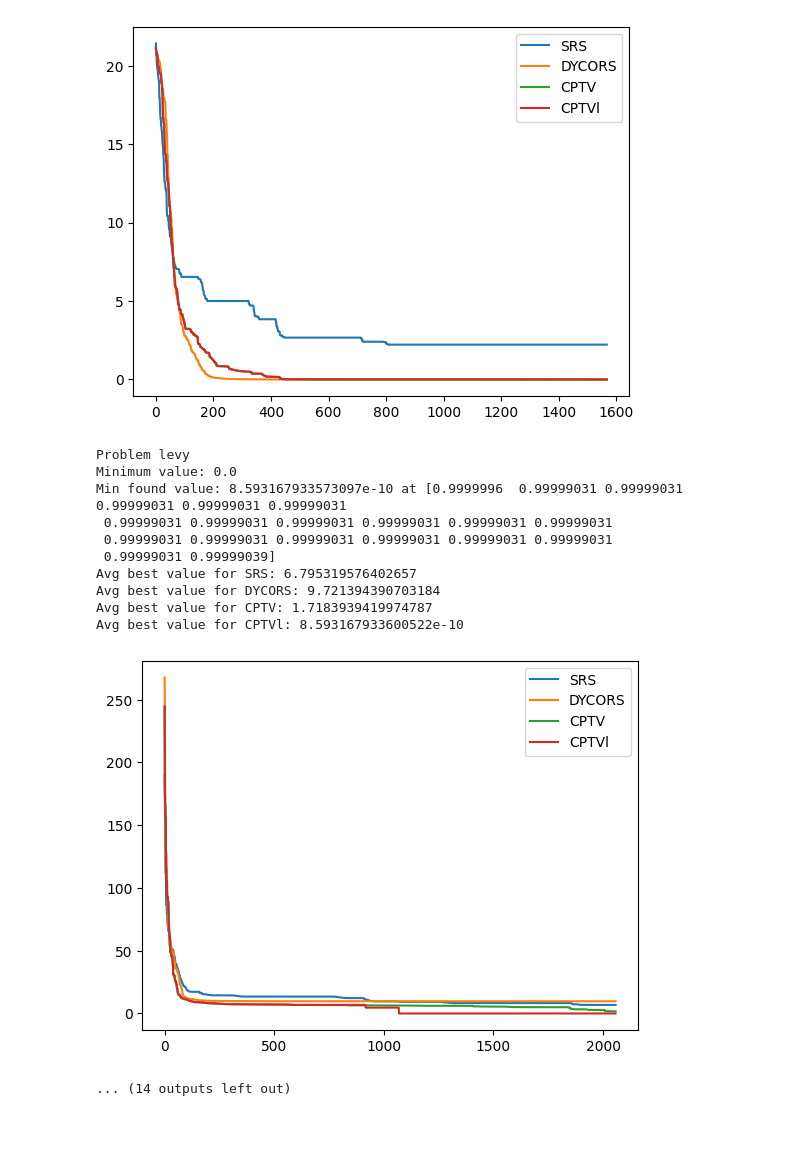
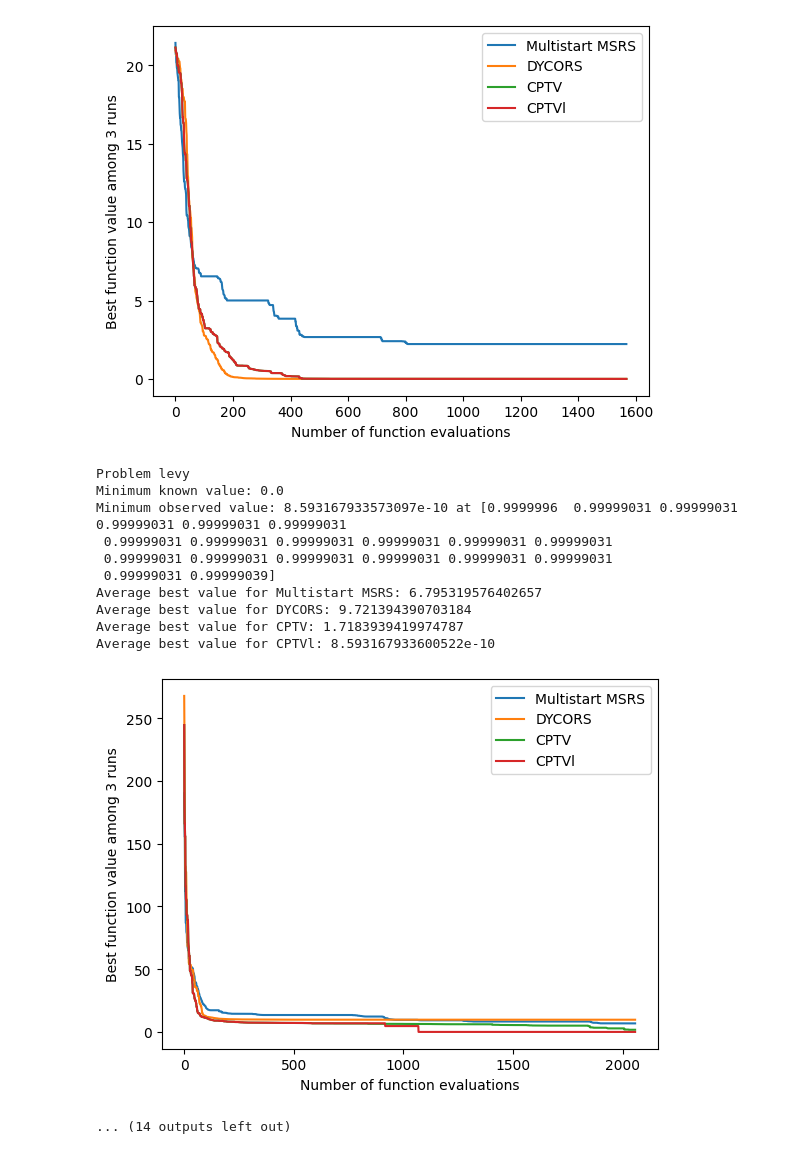
Before and after one commit to NREL/soogo, a Jupyter notebook: examples/vlse_benchmark/vlse_bench.ipynb, the cells around one changed output. Cells and saved outputs as stored; diff of their text form; code cells hidden in the pictures; blank space fills up the shorter version.

```diff
--- a/examples/vlse_benchmark/vlse_bench.ipynb
+++ b/examples/vlse_benchmark/vlse_bench.ipynb
@@ -72,14 +59,23 @@ maxIter = {}
 myNArgs = {}
 minVal = {}
 # %%
-for a in myAlgorithmStr:
+import sys
+import blackboxoptim
+
+# Comment out if using new versions of this repo (>= v1.0)
+sys.modules["blackboxopt"] = blackboxoptim
+
+# Initialize algorithm specific dictionaries
+for i in range(len(myAlgorithmStr)):
+    a = myAlgorithmStr[i]
+    pickle_a = myAlgorithmStrPickle[i]
     optres[a] = {}
     exectime[a] = {}
     for rFunc in myFuncStr:
         optres[a][rFunc] = []
         exectime[a][rFunc] = 0.0
         with open(
-            "pickle/" + rFunc + "_" + a + "_" + boundflag + ".pkl", "rb"
+            "pickle/" + rFunc + "_" + pickle_a + "_" + boundflag + ".pkl", "rb"
         ) as f:
             (
                 _,
@@ -90,6 +86,7 @@ for a in myAlgorithmStr:
                 _,
             ) = pickle.load(f)
 
+# Initialize the remaining dictionaries with data from one of the algorithms
 for rFunc in myFuncStr:
     maxIter[rFunc] = optres["DYCORS"][rFunc][0].nit
     for i in range(nTrials):
@@ -106,35 +98,45 @@ for rFunc in myFuncStr:
 # %%
 avgBestVals = {}
 minBestPts = {}
-minBestVals = {}
-for rFunc in myFuncStr:
-    minBestVals[rFunc] = np.inf
+minBestVals = {rFunc: np.inf for rFunc in myFuncStr}
+
 for a in myAlgorithmStr:
     avgBestVals[a] = {}
     for rFunc in myFuncStr:
+        # Compute average best values for each problem solved by an algorithm
         aux = np.array(
             [
-                np.minimum.accumulate(
-                    optres[a][rFunc][i].fsample
-                ).tolist()
+                np.minimum.accumulate(optres[a][rFunc][i].fsample).tolist()
                 for i in range(nTrials)
             ]
         )
         avgBestVals[a][rFunc] = np.mean(aux, axis=0)
 
+        # Compute the best values overall all algorithms for a given problem
         idx = np.argmin(aux)
         row_idx, col_idx = np.unravel_index(idx, aux.shape)
         if aux[row_idx, col_idx] < minBestVals[rFunc]:
             minBestPts[rFunc] = optres[a][rFunc][row_idx].sample[col_idx]
             minBestVals[rFunc] = aux[row_idx, col_idx]
 
+# For each problem, compares how good an algorithm can estimate the global
+# minimum
 for rFunc in myFuncStr:
     print(f"Problem {rFunc}")
-    print(f"Minimum value: {minVal[rFunc]}")
-    print(f"Min found value: {minBestVals[rFunc]} at {minBestPts[rFunc]}")
+    print(f"Minimum known value: {minVal[rFunc]}")
+    print(
+        f"Minimum observed value: {minBestVals[rFunc]} at {minBestPts[rFunc]}"
+    )
     for a in myAlgorithmStr:
-        print("Avg best value for " + a + ": " + str(avgBestVals[a][rFunc][-1]))
+        print(
+            "Average best value for "
+            + a
+            + ": "
+            + str(avgBestVals[a][rFunc][-1])
+        )
         plt.plot(avgBestVals[a][rFunc], label=a)
+    plt.xlabel("Number of function evaluations")
+    plt.ylabel(f"Best function value among {nTrials} runs")
     plt.legend()
     plt.show()
 # %% [output]
@@ -183,13 +185,13 @@ Avg best value for CPTVl: 3.833970178372207e-14
-[figure, old version]
+[figure, new version]
 Problem levy
-Minimum value: 0.0
-Min found value: 8.593167933573097e-10 at [0.9999996  0.99999031 0.99999031 0.99999031 0.99999031 0.99999031
+Minimum known value: 0.0
+Minimum observed value: 8.593167933573097e-10 at [0.9999996  0.99999031 0.99999031 0.99999031 0.99999031 0.99999031
  0.99999031 0.99999031 0.99999031 0.99999031 0.99999031 0.99999031
  0.99999031 0.99999031 0.99999031 0.99999031 0.99999031 0.99999031
  0.99999031 0.99999039]
-Avg best value for SRS: 6.795319576402657
-Avg best value for DYCORS: 9.721394390703184
-Avg best value for CPTV: 1.7183939419974787
-Avg best value for CPTVl: 8.593167933600522e-10
+Average best value for Multistart MSRS: 6.795319576402657
+Average best value for DYCORS: 9.721394390703184
+Average best value for CPTV: 1.7183939419974787
+Average best value for CPTVl: 8.593167933600522e-10
-[figure, old version]
+[figure, new version]
 ... (14 outputs left out)
```
Also changed, not shown: parts of 10 cells of this notebook, 2 other files.
